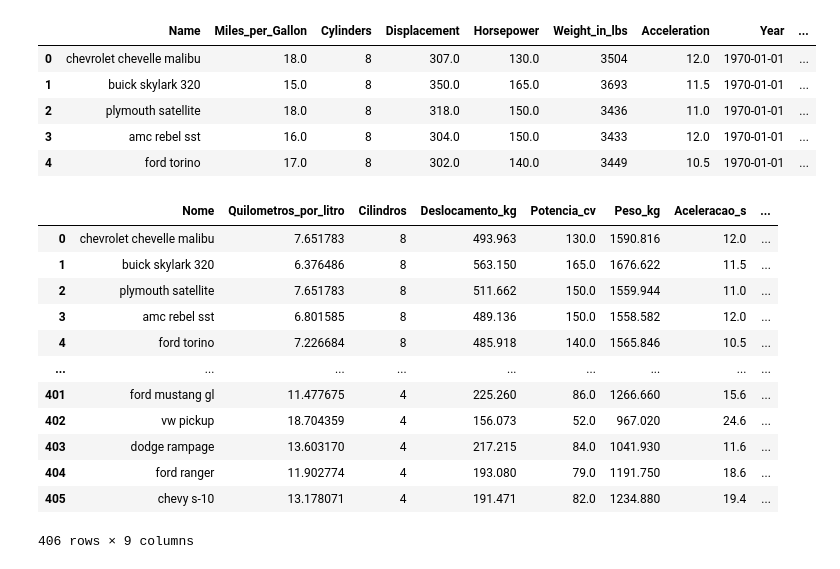
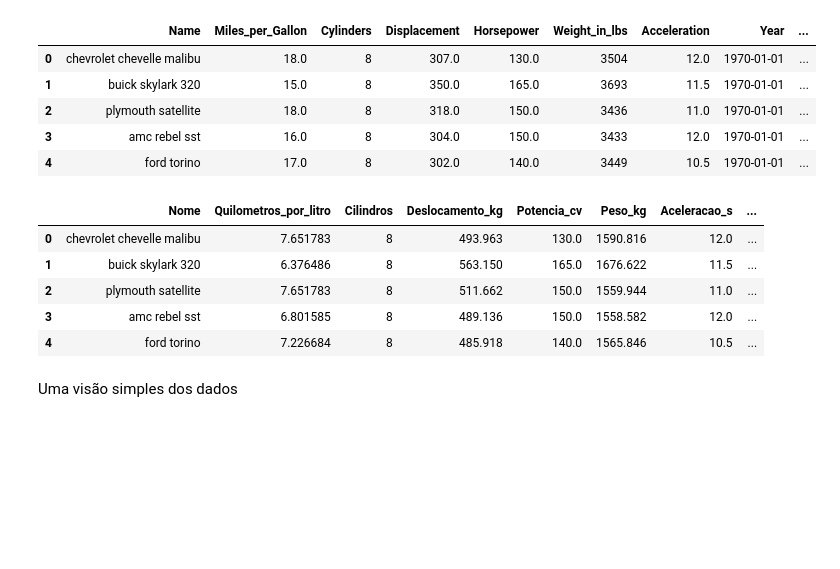
Before and after one commit to ollliveira/website, a Jupyter notebook: blog/notebooks/wip.ipynb, the cells around one changed output. Cells and saved outputs as stored; diff of their text form; code cells hidden in the pictures; blank space fills up the shorter version.

```diff
--- a/blog/notebooks/wip.ipynb
+++ b/blog/notebooks/wip.ipynb
@@ -13,36 +13,32 @@ cars.head()
 | 3 | amc rebel sst | 16.0 | 8 | 304.0 | 150.0 | 3433 | 12.0 | 1970-01-01 | ... |
 | 4 | ford torino | 17.0 | 8 | 302.0 | 140.0 | 3449 | 10.5 | 1970-01-01 | ... |
 # %%
-(cars
+dados = (cars
     .assign(
          Miles_per_Gallon = cars.Miles_per_Gallon * 1.609 / 3.785, # milhas por galão -> km por litro
          Displacement = cars.Displacement * 1.609,                 # milhas -> km
          Weight_in_lbs = cars.Weight_in_lbs * 0.454                # libras -> kg
     )
     .rename(columns={
         'Name':'Nome',
         'Miles_per_Gallon':'Quilometros_por_litro',
         'Cylinders':'Cilindros',
         'Displacement':'Deslocamento_kg',
         'Horsepower':'Potencia_cv',
         'Weight_in_lbs':'Peso_kg',
         'Acceleration':'Aceleracao_s',
         'Year':'Ano',
         'Origin':'Origem'
-    }
-    )
+    })
 )
+
+dados.head()
 # %% [output]
 |  | Nome | Quilometros_por_litro | Cilindros | Deslocamento_kg | Potencia_cv | Peso_kg | Aceleracao_s | ... |
 | 0 | chevrolet chevelle malibu | 7.651783 | 8 | 493.963 | 130.0 | 1590.816 | 12.0 | ... |
 | 1 | buick skylark 320 | 6.376486 | 8 | 563.150 | 165.0 | 1676.622 | 11.5 | ... |
 | 2 | plymouth satellite | 7.651783 | 8 | 511.662 | 150.0 | 1559.944 | 11.0 | ... |
 | 3 | amc rebel sst | 6.801585 | 8 | 489.136 | 150.0 | 1558.582 | 12.0 | ... |
 | 4 | ford torino | 7.226684 | 8 | 485.918 | 140.0 | 1565.846 | 10.5 | ... |
-| ... | ... | ... | ... | ... | ... | ... | ... | ... |
-| 401 | ford mustang gl | 11.477675 | 4 | 225.260 | 86.0 | 1266.660 | 15.6 | ... |
-| 402 | vw pickup | 18.704359 | 4 | 156.073 | 52.0 | 967.020 | 24.6 | ... |
-| 403 | dodge rampage | 13.603170 | 4 | 217.215 | 84.0 | 1041.930 | 11.6 | ... |
-| 404 | ford ranger | 11.902774 | 4 | 193.080 | 79.0 | 1191.750 | 18.6 | ... |
-| 405 | chevy s-10 | 13.178071 | 4 | 191.471 | 82.0 | 1234.880 | 19.4 | ... |
-406 rows × 9 columns
+# %% [markdown]
+Uma visão simples dos dados
```
Also changed, not shown: parts of 3 cells of this notebook.
